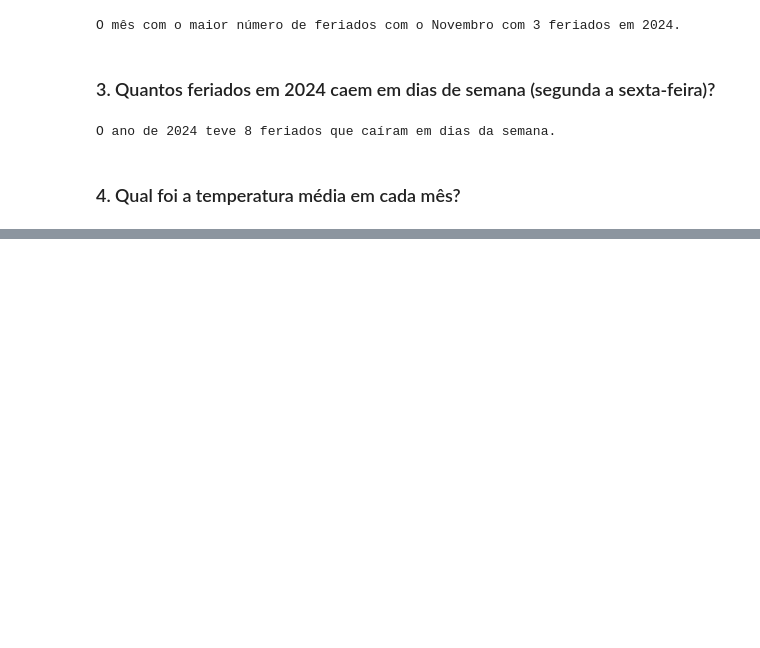
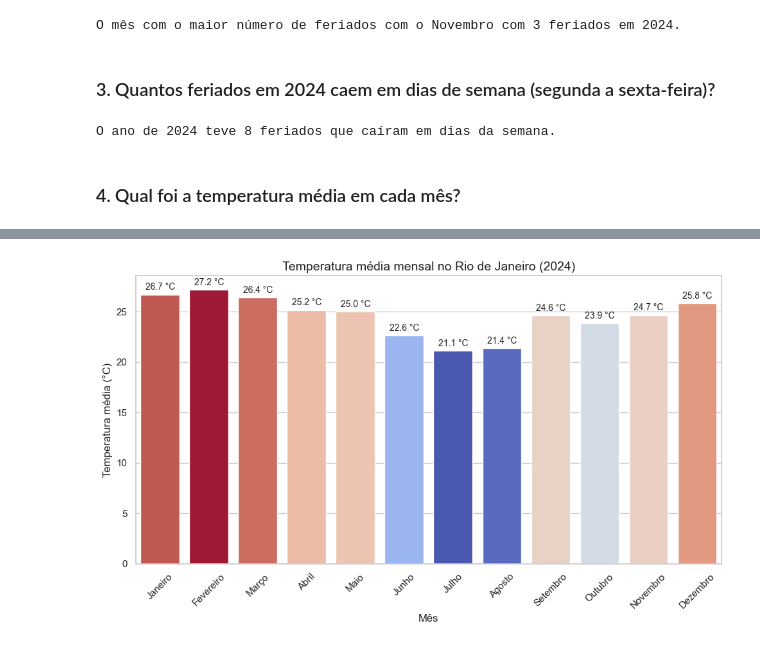
Before and after one commit to pv2303/desafio-junior-data-scientist, a Jupyter notebook: analise_api.ipynb, the cells around one changed output, grey strips where cells are left out. Cells and saved outputs as stored; diff of their text form; code cells hidden in the pictures; blank space fills up the shorter version.

Commit message:
feat: criação de uma função para pegar a temperatura média e resposta da 4.

```diff
--- a/analise_api.ipynb
+++ b/analise_api.ipynb
@@ -50,6 +120,14 @@ else:
 12 2024-11-15              Proclamação da República
 13 2024-11-20              Dia da Consciência Negra
 14 2024-12-25                                 Natal
+# %%
+# Dados de tempo
+
+df_tempo = pegar_dados_tempo(local = 'Rio de Janeiro',
+                             data_inicial = '2024-01-01',
+                             data_final='2024-12-31',
+                             daily_vars=['temperature_2m_mean', 'weather_code']
+                             )
 # %% [markdown]
 ### 1. Quantos feriados há no Brasil em todo o ano de 2024?
 # %%
@@ -77,0 +163,45 @@ O ano de 2024 teve 8 feriados que caíram em dias da semana.
+# %%
+
+# Calculando as temperaturas médias dos meses de 2024
+temp_media_mes = (
+    df_tempo.assign(
+        ano_mes = lambda x: x.time.dt.to_period('M'),
+        mes = lambda x: x.time.dt.month_name(locale='Portuguese_Brazil.1252')
+    )
+    .groupby(['ano_mes', 'mes'])
+    .agg(media_mes = ('temperature_2m_mean', 'mean'))
+    .round(2)
+    .sort_values('ano_mes')
+    .reset_index()
+)
+
+# Ordenar as categorias
+ordem_meses = temp_media_mes['mes'].to_list()
+temp_media_mes['mes'] = pd.Categorical(temp_media_mes['mes'],
+                                       categories=ordem_meses,
+                                       ordered=True)
+
+# Define o estilo do gráfico
+sns.set_theme(style="whitegrid")
+
+# Gráfico de barras
+plt.figure(figsize=(10, 6))
+ax = sns.barplot(
+    data=temp_media_mes,
+    x='mes',
+    y='media_mes',
+    hue='media_mes',
+    palette='coolwarm',
+    legend=False
+)
+
+ax.set_title('Temperatura média mensal no Rio de Janeiro (2024)', fontsize=14)
+ax.set_xlabel('Mês', fontsize=12)
+ax.set_ylabel('Temperatura média (°C)', fontsize=12)
+plt.xticks(rotation=45)
+for i in ax.containers:
+    ax.bar_label(i, fmt='%.1f °C', fontsize=10, label_type='edge', padding=3)
+plt.tight_layout()
+plt.show()
+# %% [output]
+[figure, added]
```
Also changed, not shown: parts of 6 cells of this notebook.
